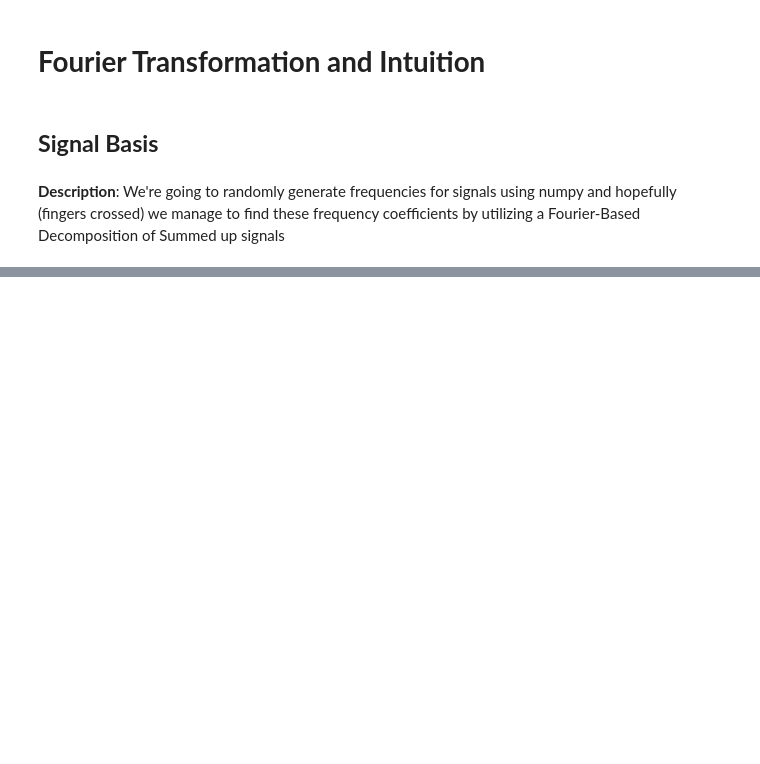
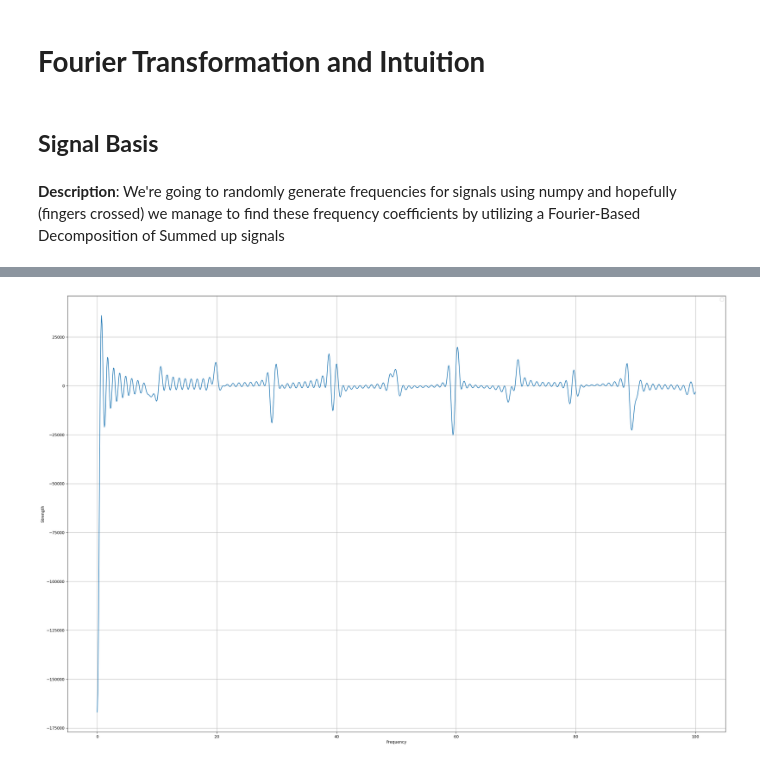
Before and after one commit to Retrospek/Explore, a Jupyter notebook: Signals/fourier.ipynb, the cells around one changed output, grey strips where cells are left out. Saved outputs shown, nothing was run; the diff lists cells and outputs as text; code cells hidden in the pictures; blank space fills up the shorter version.

```diff
--- a/Signals/fourier.ipynb
+++ b/Signals/fourier.ipynb
@@ -110,0 +113,29 @@ plt.show()
+# %%
+def get_dft_matrix(signal_range, N):
+    matrix = []
+    frequency_num = (signal_range[1] - signal_range[0]) * 10
+    for k in np.linspace(start=signal_range[0], stop=signal_range[1], num=frequency_num):
+        signalRow = np.array([np.exp(-1j * 2 * np.pi * k * n / N) for n in range(0, N)])
+        matrix.append(signalRow)
+
+    return np.array(matrix), np.linspace(start=signal_range[0], stop=signal_range[1], num=frequency_num)
+# %%
+def fourier_transform(summed_data):
+    signal_range = (0, 100)
+    dftMatrix, frequencies = get_dft_matrix(signal_range=signal_range, N=len(summed_data))
+
+    signal_strengths = np.matmul(dftMatrix, summed_data)
+
+    return signal_strengths, frequencies
+# %%
+strengths, frequencies = fourier_transform(summed_signals)
+# %%
+plt.figure(figsize=(30, 20))
+plt.plot(frequencies, strengths)
+plt.ylabel("Strength")
+plt.xlabel("Frequency")
+plt.legend()
+plt.grid()
+plt.show()
+# %% [output]
+[figure, added]
```
Also changed, not shown: parts of 6 cells of this notebook, 2 other files.
